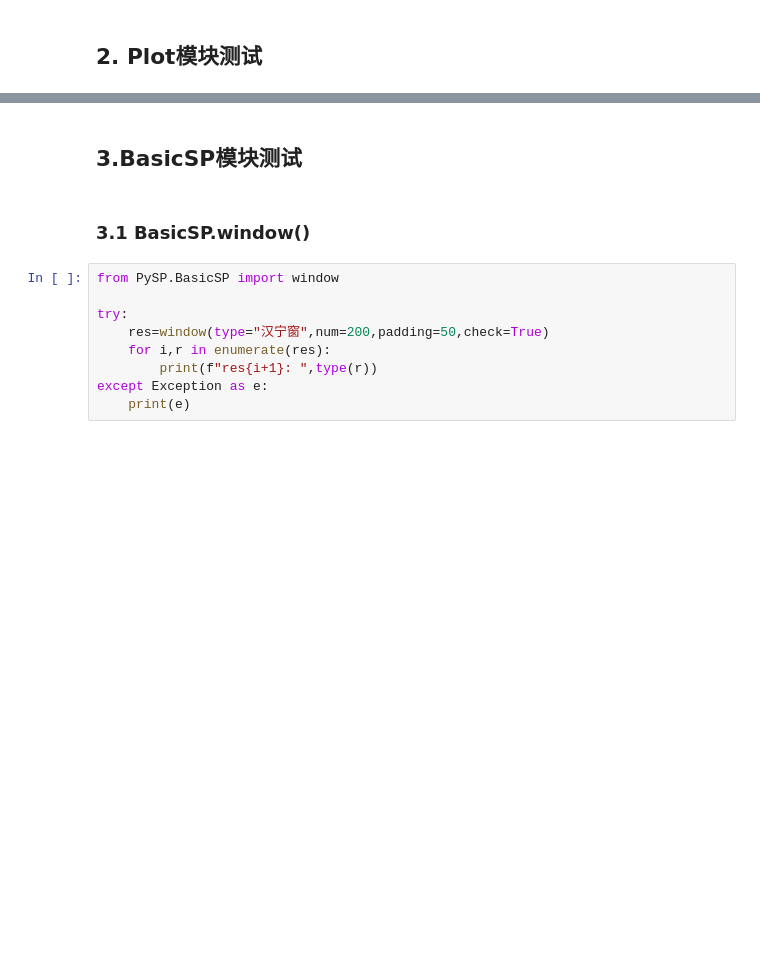
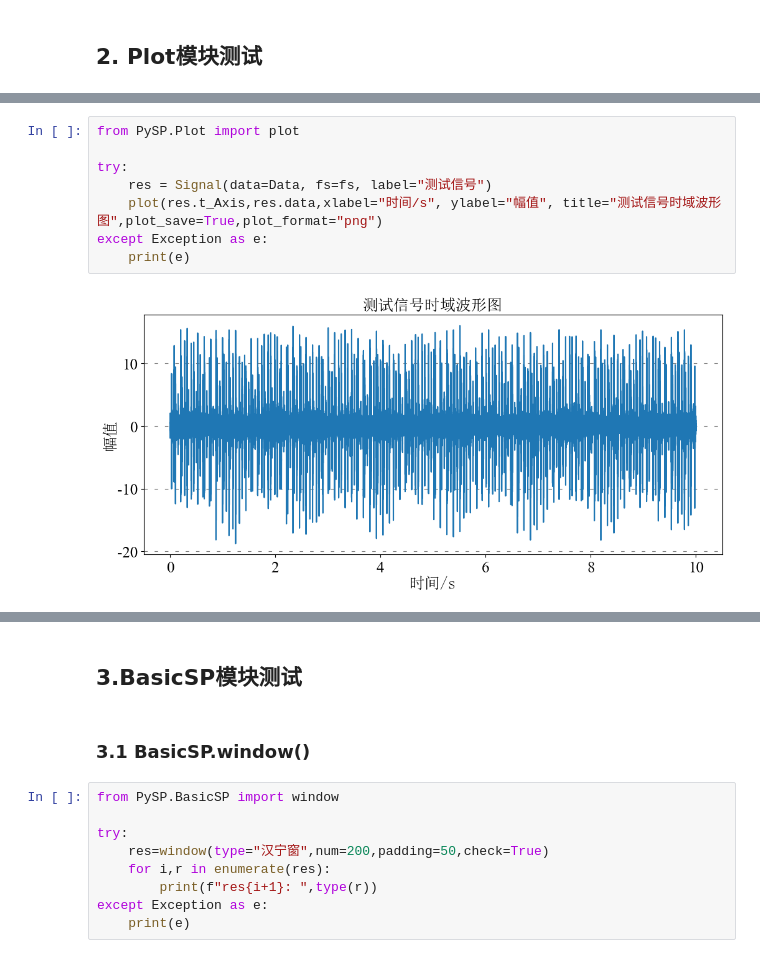
Before and after one commit to xcw1129/PySP, a Jupyter notebook: test.ipynb, the cells around one changed output, grey strips where cells are left out. Drawn from its saved outputs; the diff is of its cells as text; blank space fills up the shorter version.

```diff
--- a/test.ipynb
+++ b/test.ipynb
@@ -245,0 +260,10 @@ except Exception as e:
+# %%
+from PySP.Plot import plot
+
+try:
+    res = Signal(data=Data, fs=fs, label="测试信号")
+    plot(res.t_Axis,res.data,xlabel="时间/s", ylabel="幅值", title="测试信号时域波形图",plot_save=True,plot_format="png")
+except Exception as e:
+    print(e)
+# %% [output]
+[figure, added]
```
Also changed, not shown: parts of 9 cells of this notebook.
